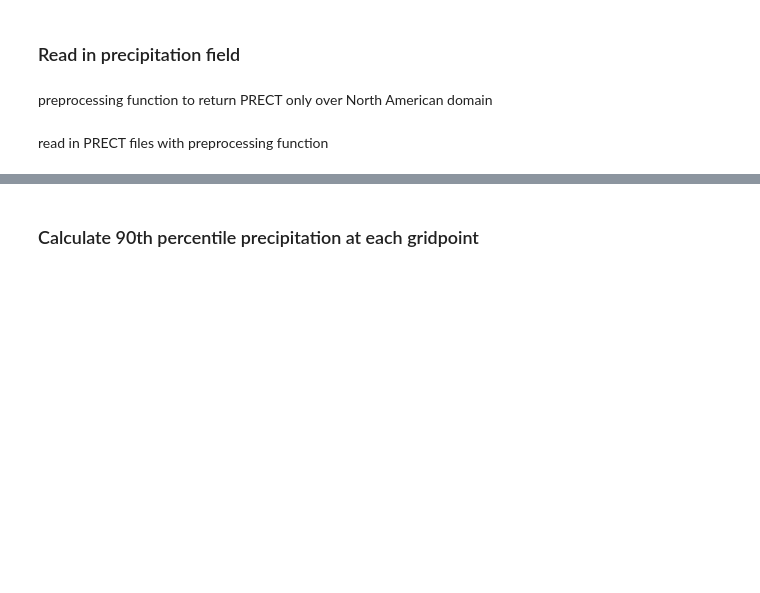
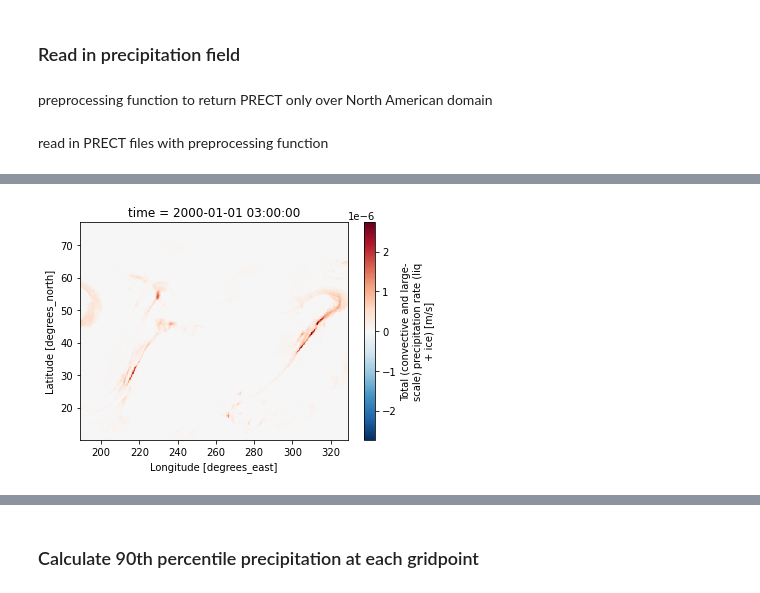
Before and after one commit to katiedagon/ML-extremes, a Jupyter notebook: notebooks/FrontsAnalysis_PEx.ipynb, the cells around one changed output, grey strips where cells are left out. Drawn from its saved outputs; the diff is of its cells as text; code cells hidden in the pictures; blank space fills up the shorter version.

```diff
--- a/notebooks/FrontsAnalysis_PEx.ipynb
+++ b/notebooks/FrontsAnalysis_PEx.ipynb
@@ -50,7 +181,8 @@ cesm_filepath = "/glade/campaign/cgd/ccr/kdagon/dlfront/B20TRC5CN/" # need to be
 # %%
 # h4.PRECT is 3hrly instantaneous
 # remapped from unstructured grid to FV (still 1/4 degree so will not completely match frontal ID)
-PRECT_files = "b.e13.B20TRC5CN.ne120_g16.003.cam.h4.PRECT*FV.nc"
+PRECT_hist_files = "b.e13.B20TRC5CN.ne120_g16.003.cam.h4.PRECT*FV.nc"
+PRECT_rcp26_files = "b.e13.BRCP26C5CN.ne120_g16.003.cam.h4.PRECT*FV.nc"
 # %% [markdown]
 preprocessing function to return PRECT only over North American domain
 # %%
@@ -61,6 +193,6 @@ def preprocess(ds):
 read in PRECT files with preprocessing function
 # %%
 %%time
-PRECT = xr.open_mfdataset(cesm_filepath+PRECT_files, concat_dim='time', combine="nested", chunks={'time':360}, parallel=True, preprocess=preprocess)
-#PRECT = xr.open_mfdataset(cesm_filepath+PRECT_files, concat_dim='time', combine="nested", chunks={'time': -1, 'lat':10, 'lon':20}, parallel=True, preprocess=preprocess)
+PRECT_hist = xr.open_mfdataset(cesm_hist_filepath+PRECT_hist_files, concat_dim='time', combine="nested", chunks={'time':150}, parallel=True, preprocess=preprocess)
+PRECT_rcp26 = xr.open_mfdataset(cesm_rcp26_filepath+PRECT_rcp26_files, concat_dim='time', combine="nested", chunks={'time':150}, parallel=True, preprocess=preprocess)
 # %% [output]
@@ -95,0 +259,3 @@ area: area
+# %%
+PRECT = xr.concat([PRECT_hist, PRECT_rcp26], dim='time')
+PRECT
@@ -95,0 +340,5 @@ area: area
+# %%
+# high res (0.25deg)
+PRECT.isel(time=0).plot();
+# %% [output]
+[figure, added]
```
Also changed, not shown: parts of 70 cells of this notebook, 3 other files.
